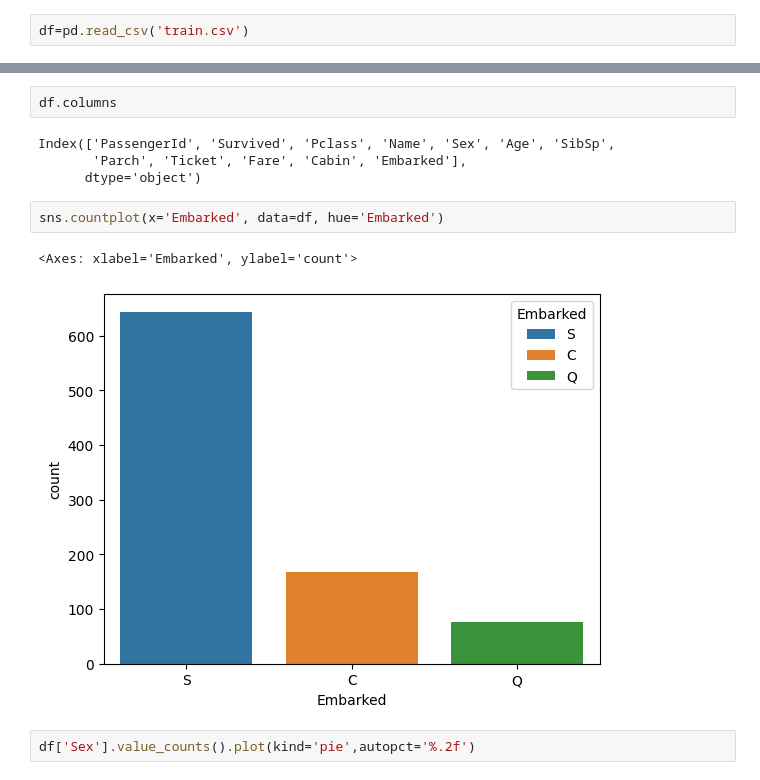
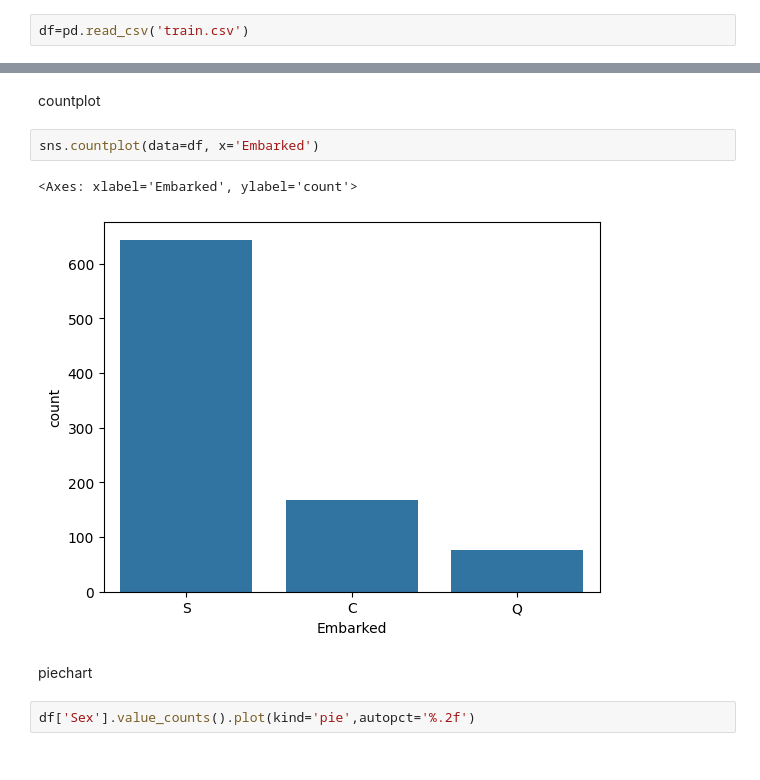
Before and after one commit to bhumibansal-ux/Bhumi1, a Jupyter notebook: Univarient.ipynb, the cells around one changed output, grey strips where cells are left out. Saved outputs shown, nothing was run; the diff lists cells and outputs as text.

```diff
--- a/Univarient.ipynb
+++ b/Univarient.ipynb
@@ -20,17 +14,15 @@ df.head()
 | 2 | 3 | 1 | 3 | Heikkinen, Miss. Laina | female | 26.0 | 0 | 0 | STON/O2. 3101282 | 7.9250 | ... |
 | 3 | 4 | 1 | 1 | Futrelle, Mrs. Jacques Heath (Lil... | female | 35.0 | 1 | 0 | 113803 | 53.1000 | ... |
 | 4 | 5 | 0 | 3 | Allen, Mr. William Henry | male | 35.0 | 0 | 0 | 373450 | 8.0500 | ... |
-# %%
-df.columns
-# %% [output]
-Index(['PassengerId', 'Survived', 'Pclass', 'Name', 'Sex', 'Age', 'SibSp',
-       'Parch', 'Ticket', 'Fare', 'Cabin', 'Embarked'],
-      dtype='object')
+# %% [markdown]
+countplot
 # %%
-sns.countplot(x='Embarked', data=df, hue='Embarked')
+sns.countplot(data=df, x='Embarked')
 # %% [output]
 <Axes: xlabel='Embarked', ylabel='count'>
-[figure, old version]
+[figure, new version]
+# %% [markdown]
+piechart
 # %%
 df['Sex'].value_counts().plot(kind='pie',autopct='%.2f')
 # %% [output]
```
Also changed, not shown: parts of 5 cells of this notebook.
